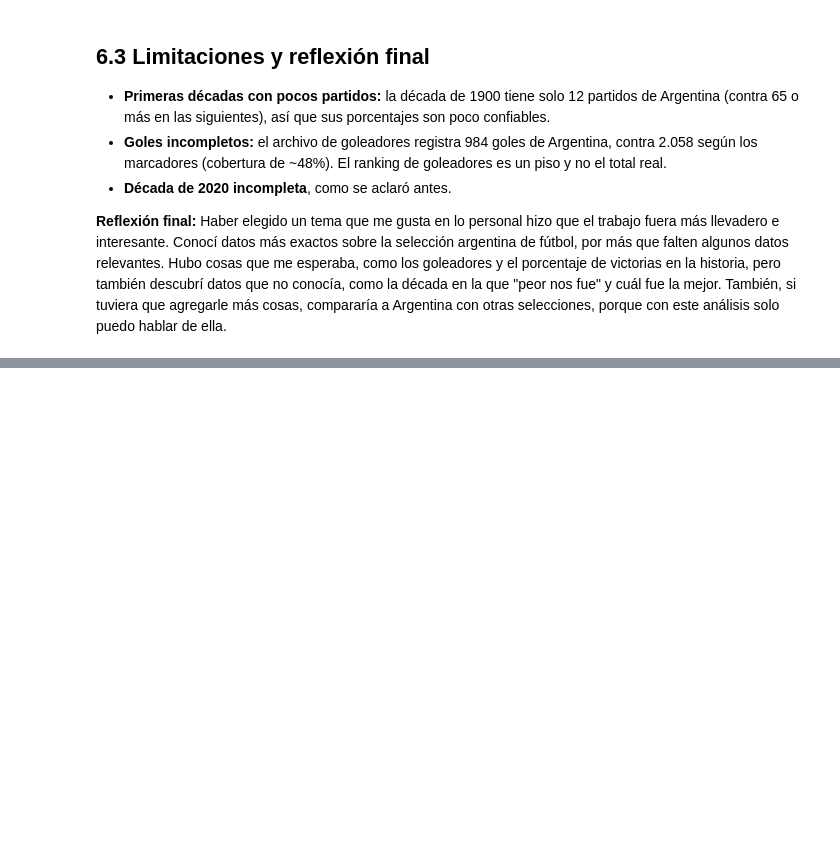
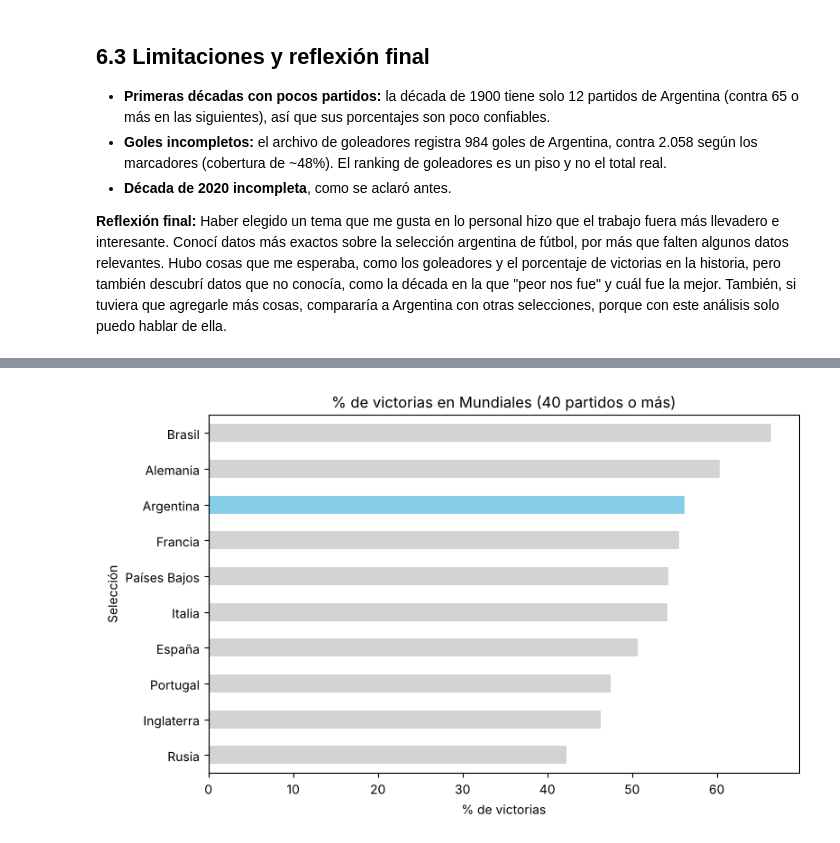
Before and after one commit to JanezSersen07/analisis-seleccion-argentina, a Jupyter notebook: analisis-argentina.ipynb, the cells around one changed output, grey strips where cells are left out. Saved outputs shown, nothing was run; the diff lists cells and outputs as text; code cells hidden in the pictures; blank space fills up the shorter version.

```diff
--- a/analisis-argentina.ipynb
+++ b/analisis-argentina.ipynb
@@ -390,0 +546,12 @@ También, si tuviera que agregarle más cosas, compararía a Argentina con otras
+# %%
+mundiales = partidos_equipos[partidos_equipos["tournament"] == "FIFA World Cup"]
+
+tabla_mundial = pd.crosstab(mundiales["equipo"], mundiales["resultado"])
+tabla_mundial["partidos"] = tabla_mundial.sum(axis=1)
+tabla_mundial["pct_victorias"] = tabla_mundial["Victoria"] / tabla_mundial["partidos"] * 100
+
+tabla_mundial = tabla_mundial[tabla_mundial["partidos"] >= 40].sort_values("pct_victorias", ascending=False)
+print("Selecciones con 40 partidos o más en Mundiales:", len(tabla_mundial))
+print("Puesto de Argentina:", list(tabla_mundial.index).index("Argentina") + 1)
+
+tabla_mundial[["partidos", "Victoria", "Empate", "Derrota", "pct_victorias"]].rename(index=nombres).head(10).round(1)
@@ -390,0 +573,12 @@ También, si tuviera que agregarle más cosas, compararía a Argentina con otras
+# %%
+top_mundial = tabla_mundial.head(10)["pct_victorias"].sort_values()
+colores = ["skyblue" if equipo == "Argentina" else "lightgray" for equipo in top_mundial.index]
+
+top_mundial.rename(index=nombres).plot(kind="barh", figsize=(8, 5), color=colores)
+plt.title("% de victorias en Mundiales (40 partidos o más)")
+plt.xlabel("% de victorias")
+plt.ylabel("Selección")
+plt.tight_layout()
+plt.show()
+# %% [output]
+[figure, added]
```
Also changed, not shown: parts of 16 cells of this notebook, 1 other file.
